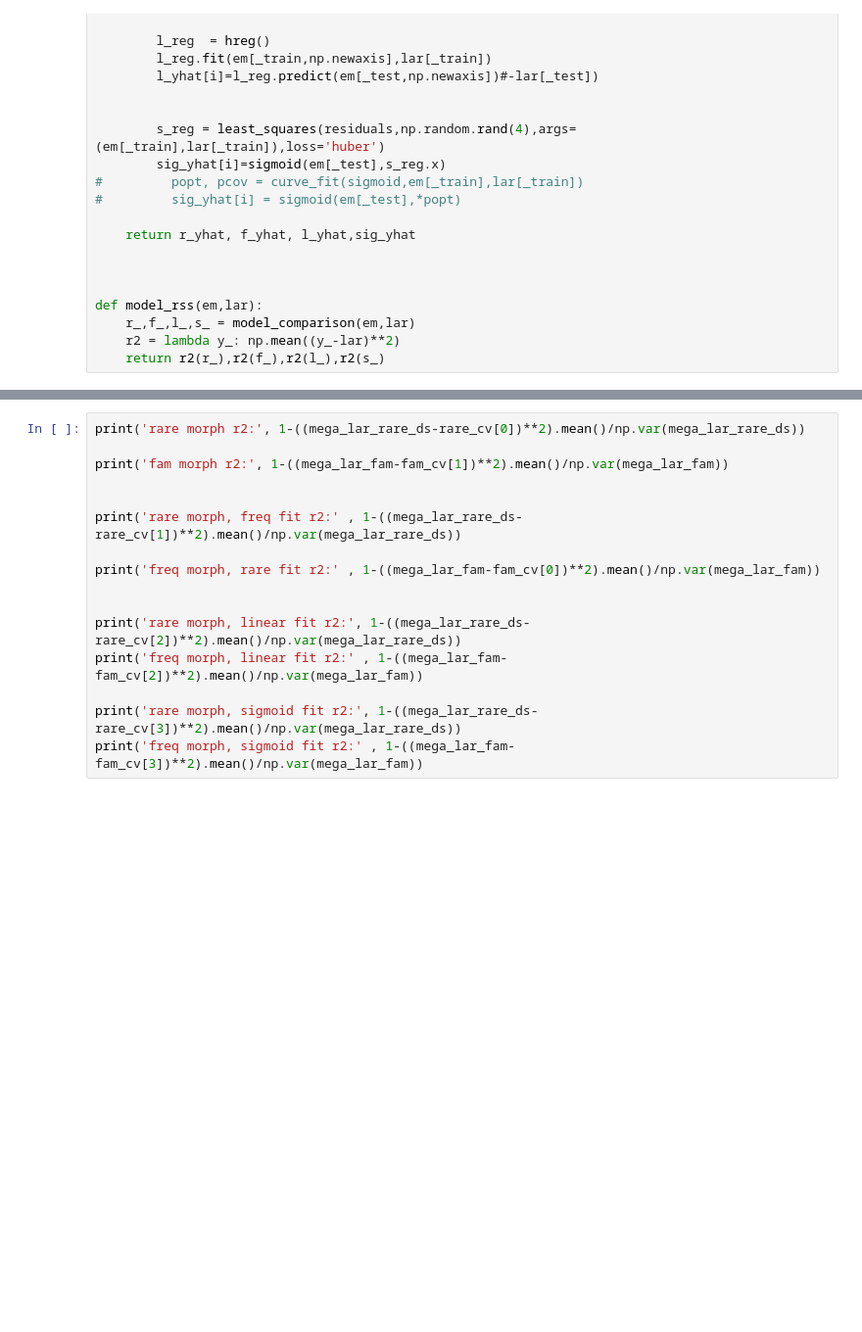
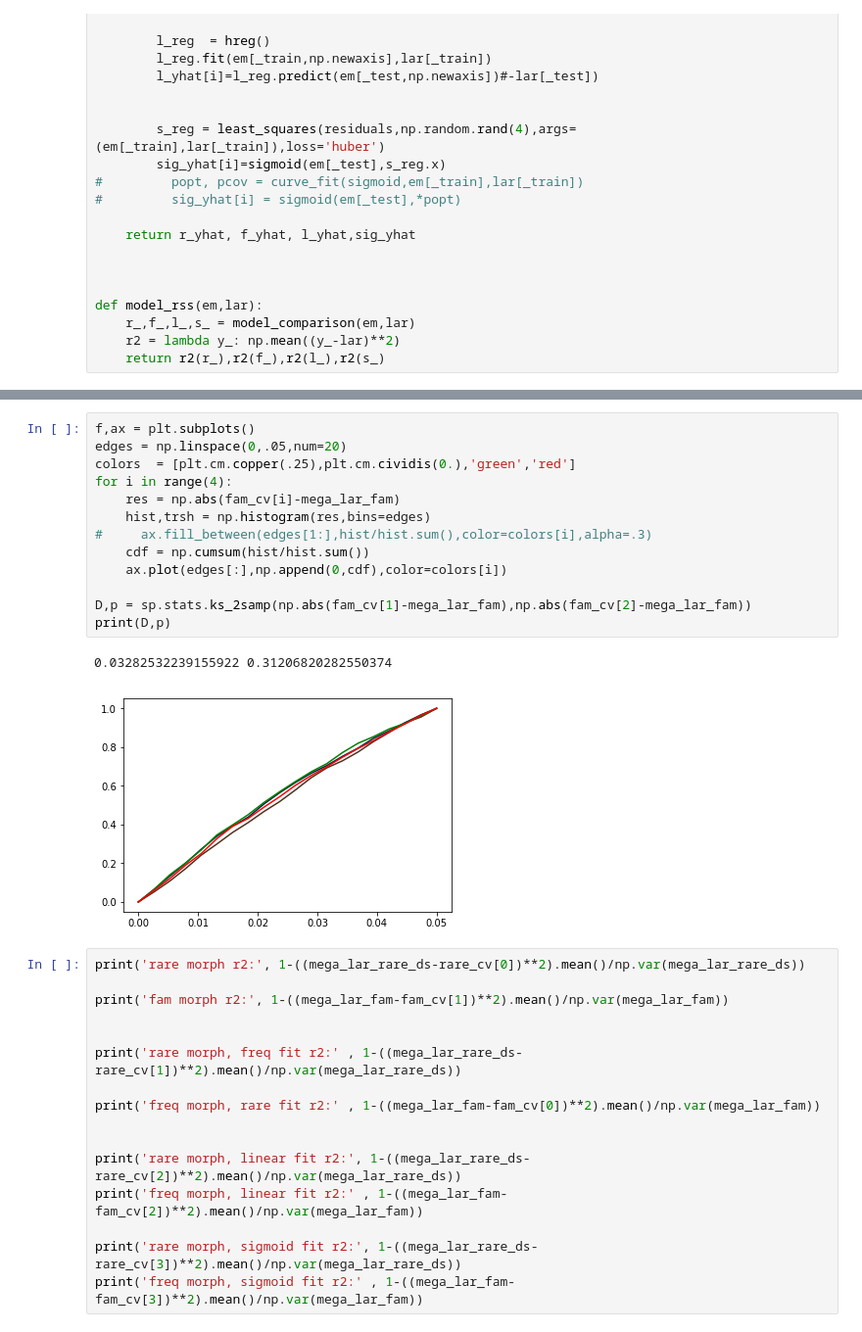
Before and after one commit to GiocomoLab/MightyMorphingPhotonRangers, a Jupyter notebook: SimMats/LogAngleRatioPlots.ipynb, the cells around one changed output, grey strips where cells are left out. Shown at 98% size. Drawn from its saved outputs; the diff is of its cells as text; blank space fills up the shorter version.

```diff
--- a/SimMats/LogAngleRatioPlots.ipynb
+++ b/SimMats/LogAngleRatioPlots.ipynb
@@ -673,3 +687,19 @@ NameError: name 'mega_em_rare_ns' is not defined
+# %%
+f,ax = plt.subplots()
+edges = np.linspace(0,.05,num=20)
+colors  = [plt.cm.copper(.25),plt.cm.cividis(0.),'green','red']
+for i in range(4):
+    res = np.abs(fam_cv[i]-mega_lar_fam)
+    hist,trsh = np.histogram(res,bins=edges)
+#     ax.fill_between(edges[1:],hist/hist.sum(),color=colors[i],alpha=.3)
+    cdf = np.cumsum(hist/hist.sum())
+    ax.plot(edges[:],np.append(0,cdf),color=colors[i])
+
+D,p = sp.stats.ks_2samp(np.abs(fam_cv[1]-mega_lar_fam),np.abs(fam_cv[2]-mega_lar_fam))
+print(D,p)
+# %% [output]
+0.03282532239155922 0.31206820282550374
+[figure, added]
 # %%
 print('rare morph r2:', 1-((mega_lar_rare_ds-rare_cv[0])**2).mean()/np.var(mega_lar_rare_ds))
 
```
Also changed, not shown: parts of 4 cells of this notebook.
